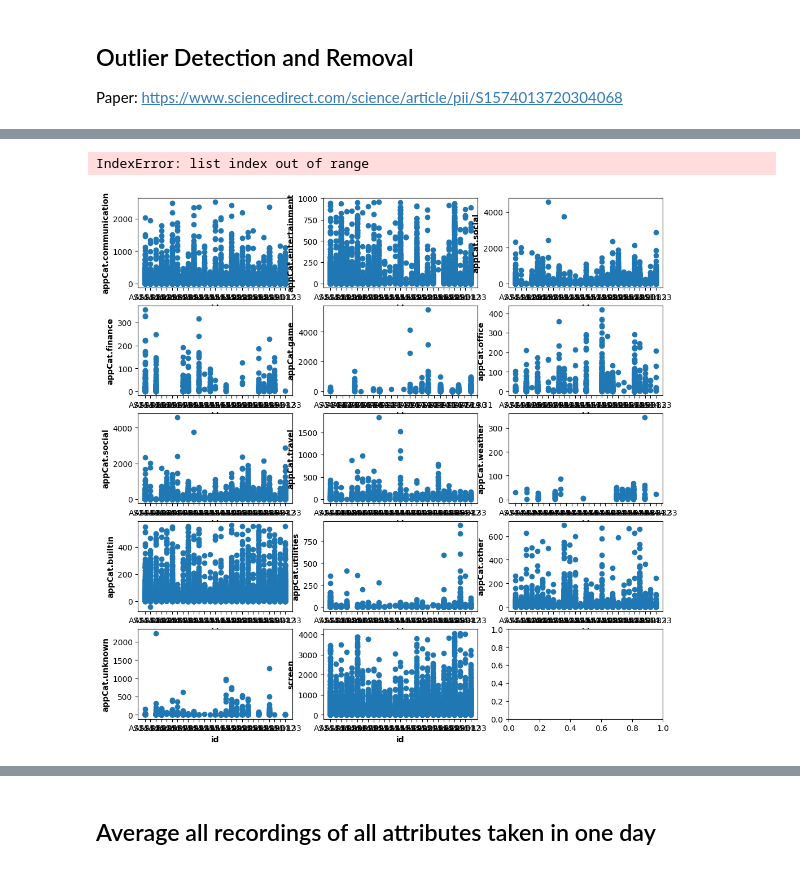
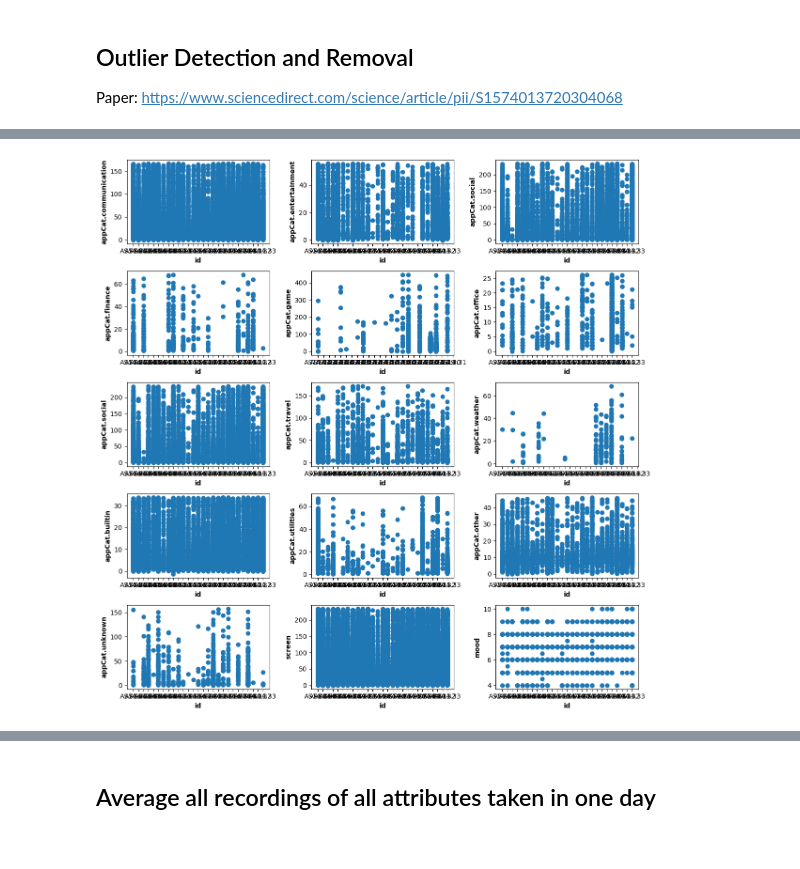
Before and after one commit to shreyaraghavendra/DTM_Group86, a Jupyter notebook: Assignment1/Data_cleaning.ipynb, the cells around one changed output, grey strips where cells are left out. Saved outputs shown, nothing was run; the diff lists cells and outputs as text; code cells hidden in the pictures.

Commit message:
NB clean up and final data

```diff
--- a/Assignment1/Data_cleaning.ipynb
+++ b/Assignment1/Data_cleaning.ipynb
@@ -126,6 +123,5 @@ columns_to_check = ['appCat.communication', 'appCat.entertainment', 'appCat.soci
 # %%
-df_cleaned, outlier_bounds = remove_outliers_iqr(pivot, columns_to_check, 70)
+df_cleaned, outlier_bounds = remove_outliers_iqr(pivot, columns_to_check, 3)
 plot_outliers_scatter(df_cleaned, 5, 3, columns_to_check)
 # %% [output]
-IndexError: list index out of range
-[figure, old version]
+[figure, new version]
```
Also changed, not shown: parts of 19 cells of this notebook, 3 other files.
